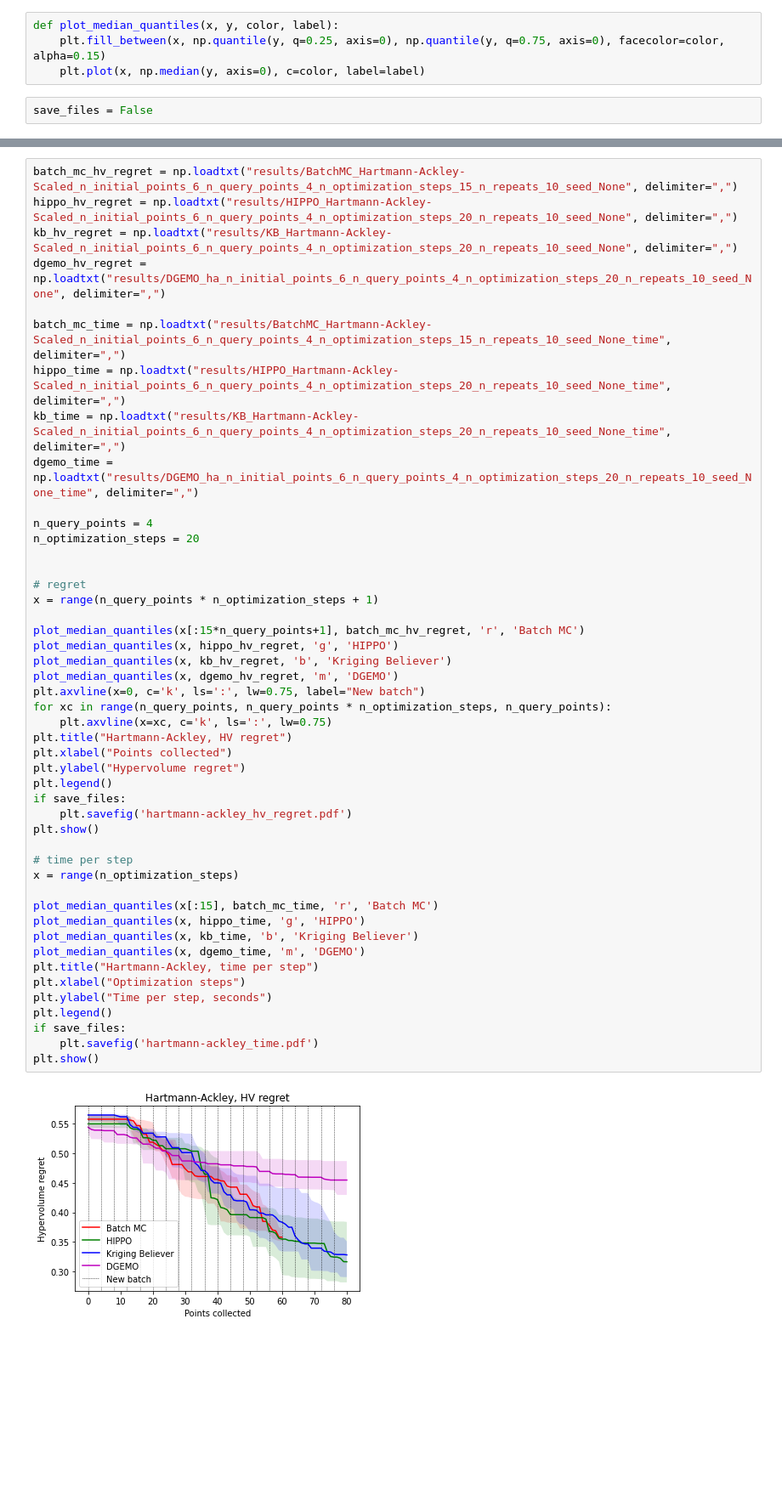
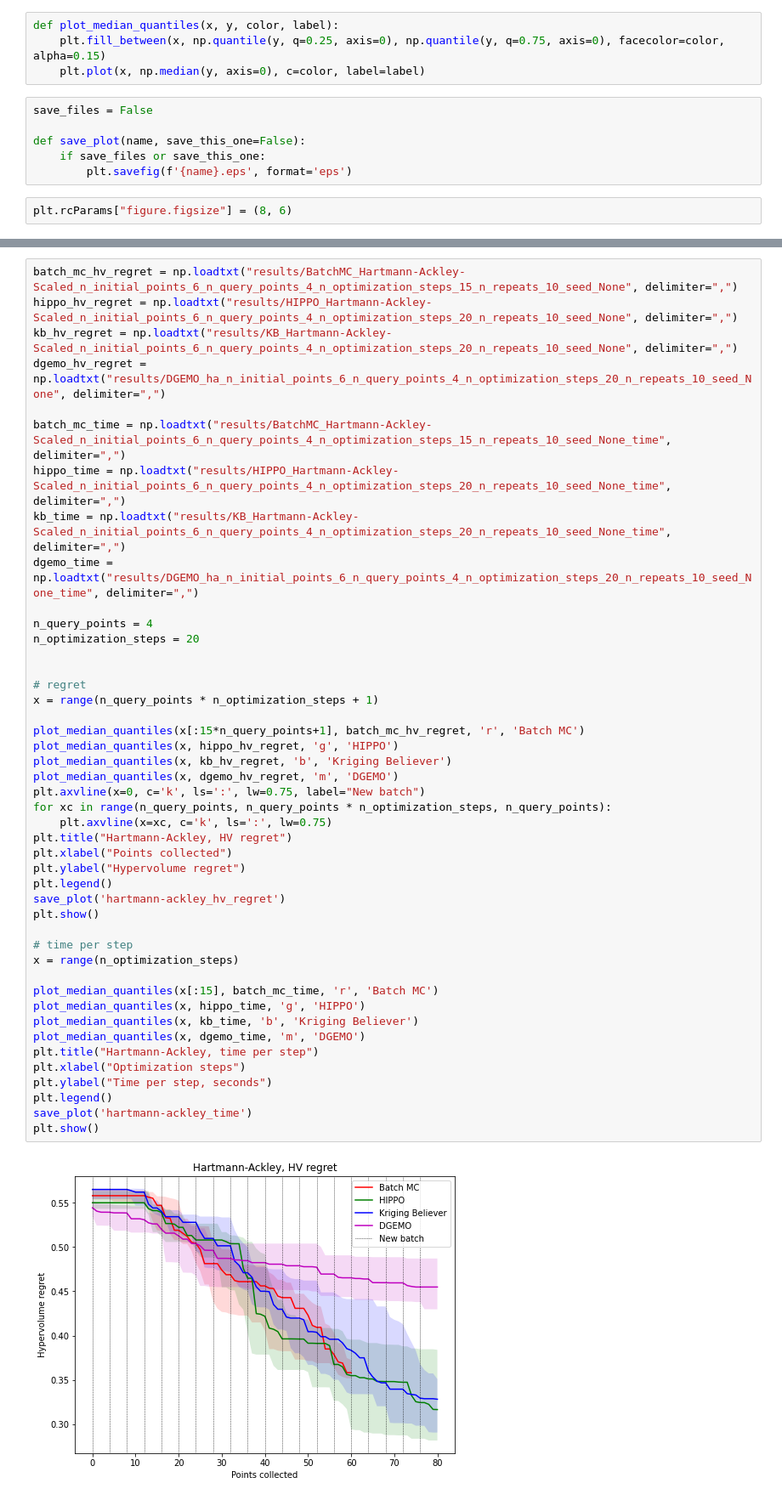
Before and after one commit to apaleyes/trieste, a Jupyter notebook: docs/notebooks/mo_lp/plot_results.ipynb, the cells around one changed output, grey strips where cells are left out. Shown at 85% size. Drawn from its saved outputs; the diff is of its cells as text; blank space fills up the shorter version.

```diff
--- a/docs/notebooks/mo_lp/plot_results.ipynb
+++ b/docs/notebooks/mo_lp/plot_results.ipynb
@@ -13,6 +13,12 @@ def plot_median_quantiles(x, y, color, label):
     plt.plot(x, np.median(y, axis=0), c=color, label=label)
 # %%
 save_files = False
+
+def save_plot(name, save_this_one=False):
+    if save_files or save_this_one:
+        plt.savefig(f'{name}.eps', format='eps')
+# %%
+plt.rcParams["figure.figsize"] = (8, 6)
 # %%
 batch_mc_hv_regret = np.loadtxt("results/BatchMC_Simple1D_n_initial_points_3_n_query_points_4_n_optimization_steps_3_n_repeats_10_seed_None", delimiter=",")
 hippo_hv_regret = np.loadtxt("results/HIPPO_Simple1D_n_initial_points_3_n_query_points_4_n_optimization_steps_3_n_repeats_10_seed_None", delimiter=",")
@@ -120,35 +130,33 @@ n_optimization_steps = 20
 
 # regret
 x = range(n_query_points * n_optimization_steps + 1)
 
 plot_median_quantiles(x[:15*n_query_points+1], batch_mc_hv_regret, 'r', 'Batch MC')
 plot_median_quantiles(x, hippo_hv_regret, 'g', 'HIPPO')
 plot_median_quantiles(x, kb_hv_regret, 'b', 'Kriging Believer')
 plot_median_quantiles(x, dgemo_hv_regret, 'm', 'DGEMO')
 plt.axvline(x=0, c='k', ls=':', lw=0.75, label="New batch")
 for xc in range(n_query_points, n_query_points * n_optimization_steps, n_query_points):
     plt.axvline(x=xc, c='k', ls=':', lw=0.75)
 plt.title("Hartmann-Ackley, HV regret")
 plt.xlabel("Points collected")
 plt.ylabel("Hypervolume regret")
 plt.legend()
-if save_files:
-    plt.savefig('hartmann-ackley_hv_regret.pdf')
+save_plot('hartmann-ackley_hv_regret')
 plt.show()
 
 # time per step
 x = range(n_optimization_steps)
 
 plot_median_quantiles(x[:15], batch_mc_time, 'r', 'Batch MC')
 plot_median_quantiles(x, hippo_time, 'g', 'HIPPO')
 plot_median_quantiles(x, kb_time, 'b', 'Kriging Believer')
 plot_median_quantiles(x, dgemo_time, 'm', 'DGEMO')
 plt.title("Hartmann-Ackley, time per step")
 plt.xlabel("Optimization steps")
 plt.ylabel("Time per step, seconds")
 plt.legend()
-if save_files:
-    plt.savefig('hartmann-ackley_time.pdf')
+save_plot('hartmann-ackley_time')
 plt.show()
 # %% [output]
-[figure, old version]
+[figure, new version]
```
Also changed, not shown: parts of 13 cells of this notebook, 1 other file.
